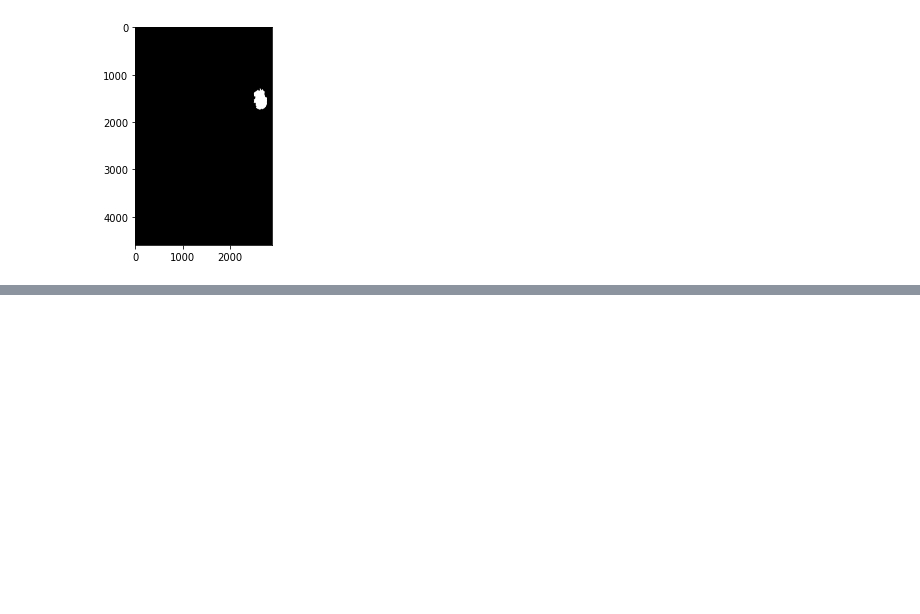
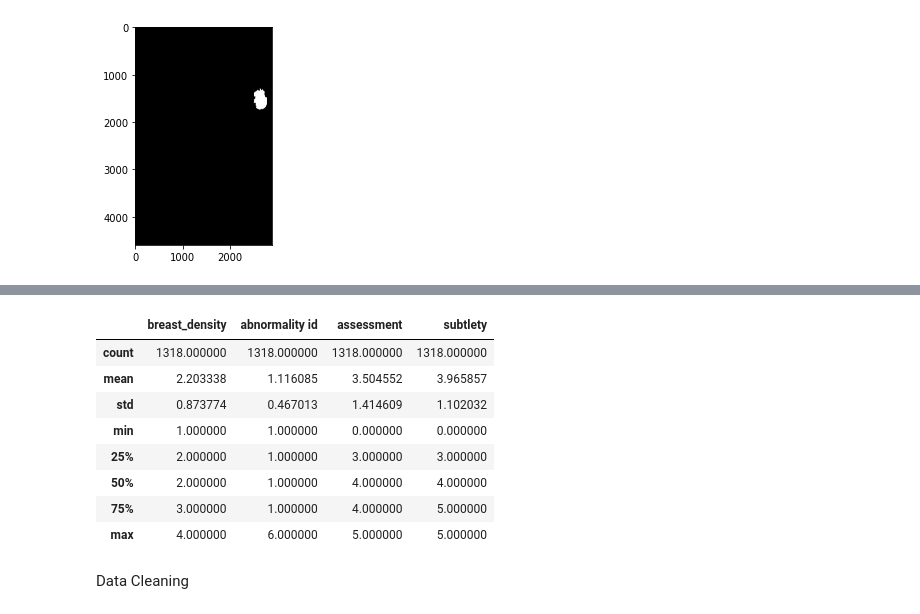
Before and after one commit to Vthanos/B.I.C, a Jupyter notebook: notebooks/classnet.ipynb, the cells around one changed output, grey strips where cells are left out. Drawn from its saved outputs; the diff is of its cells as text; code cells hidden in the pictures; blank space fills up the shorter version.

```diff
--- a/notebooks/classnet.ipynb
+++ b/notebooks/classnet.ipynb
@@ -315,0 +363,2 @@ for file  in ROI_mask_images[0:5]:
+# %%
+data_2=pd.read_csv('CBIS-DDSM/csv/mass_case_description_train_set.csv')
@@ -315,0 +394,14 @@ for file  in ROI_mask_images[0:5]:
+# %%
+data_2.describe()
+# %% [output]
+|  | breast_density | abnormality id | assessment | subtlety |
+| count | 1318.000000 | 1318.000000 | 1318.000000 | 1318.000000 |
+| mean | 2.203338 | 1.116085 | 3.504552 | 3.965857 |
+| std | 0.873774 | 0.467013 | 1.414609 | 1.102032 |
+| min | 1.000000 | 1.000000 | 0.000000 | 0.000000 |
+| 25% | 2.000000 | 1.000000 | 3.000000 | 3.000000 |
+| 50% | 2.000000 | 1.000000 | 4.000000 | 4.000000 |
+| 75% | 3.000000 | 1.000000 | 4.000000 | 5.000000 |
+| max | 4.000000 | 6.000000 | 5.000000 | 5.000000 |
+# %% [markdown]
+Data Cleaning
```
Also changed, not shown: parts of 16 cells of this notebook.
